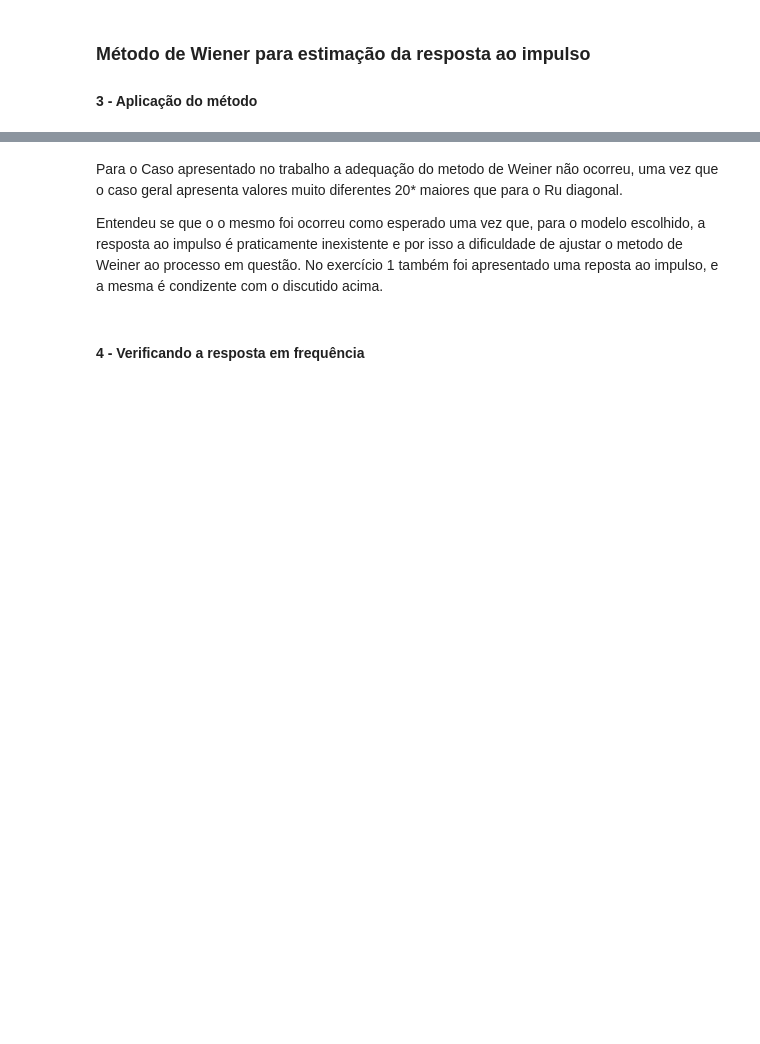
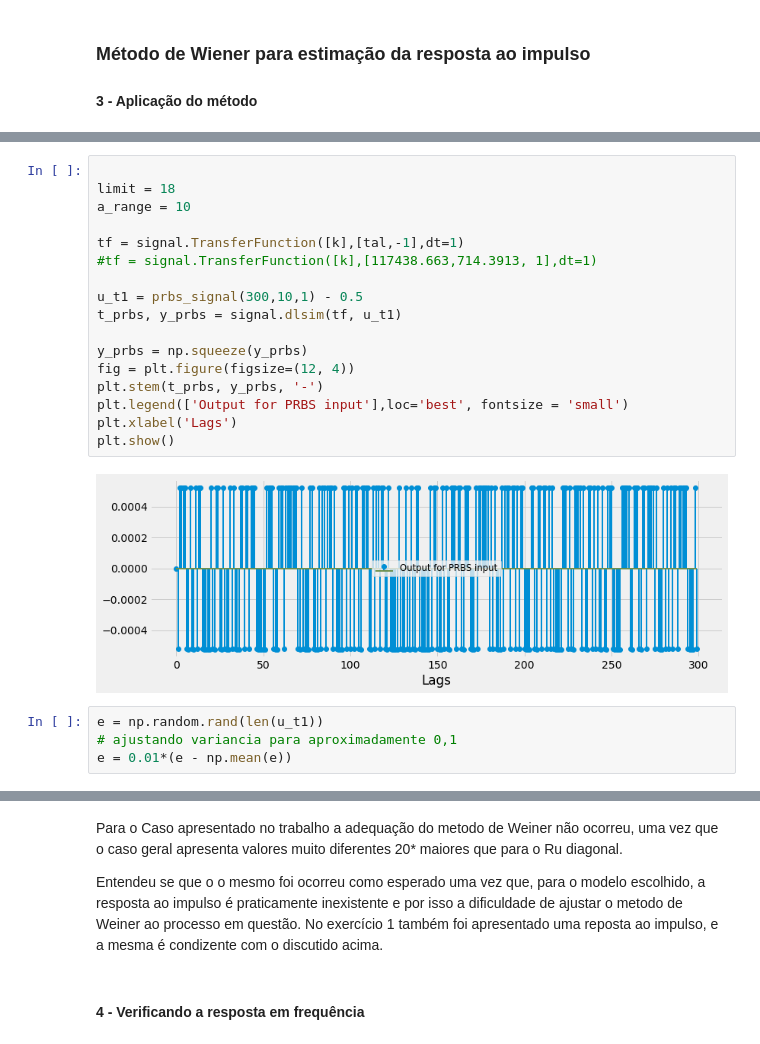
Before and after one commit to felipefrocha/esufmg-tmsd, a Jupyter notebook: modelo_tanques_acoplados/tanques_acomplados.ipynb, the cells around one changed output, grey strips where cells are left out. Cells and saved outputs as stored; diff of their text form; blank space fills up the shorter version.

```diff
--- a/modelo_tanques_acoplados/tanques_acomplados.ipynb
+++ b/modelo_tanques_acoplados/tanques_acomplados.ipynb
@@ -891,0 +841,23 @@ plt.show()
+# %%
+
+limit = 18
+a_range = 10
+
+tf = signal.TransferFunction([k],[tal,-1],dt=1)
+#tf = signal.TransferFunction([k],[117438.663,714.3913, 1],dt=1)
+
+u_t1 = prbs_signal(300,10,1) - 0.5
+t_prbs, y_prbs = signal.dlsim(tf, u_t1)
+
+y_prbs = np.squeeze(y_prbs)
+fig = plt.figure(figsize=(12, 4))
+plt.stem(t_prbs, y_prbs, '-')
+plt.legend(['Output for PRBS input'],loc='best', fontsize = 'small')
+plt.xlabel('Lags')
+plt.show()
+# %% [output]
+[figure, added]
+# %%
+e = np.random.rand(len(u_t1))
+# ajustando variancia para aproximadamente 0,1
+e = 0.01*(e - np.mean(e))
```
Also changed, not shown: parts of 14 cells of this notebook.
